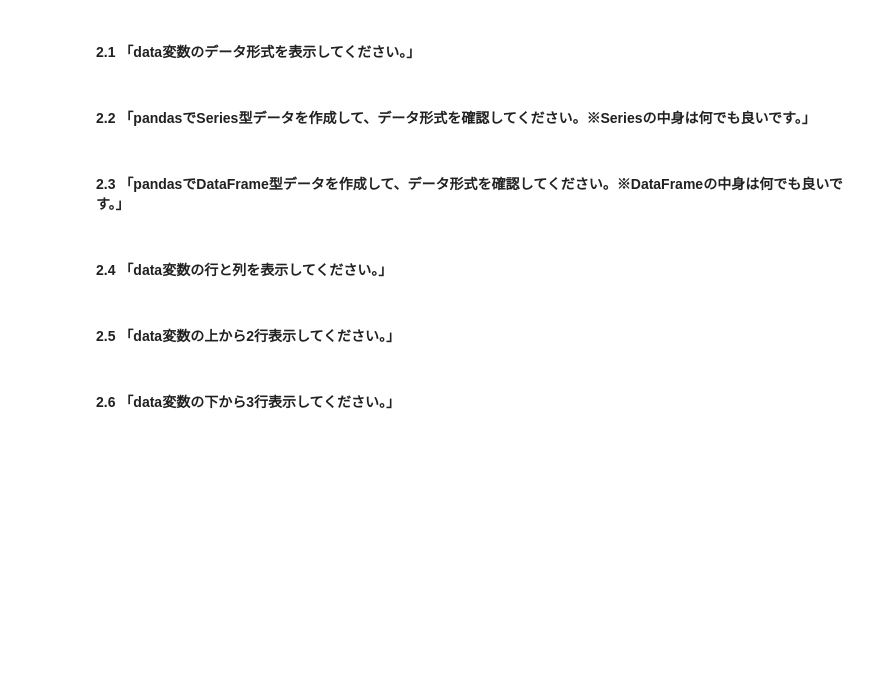
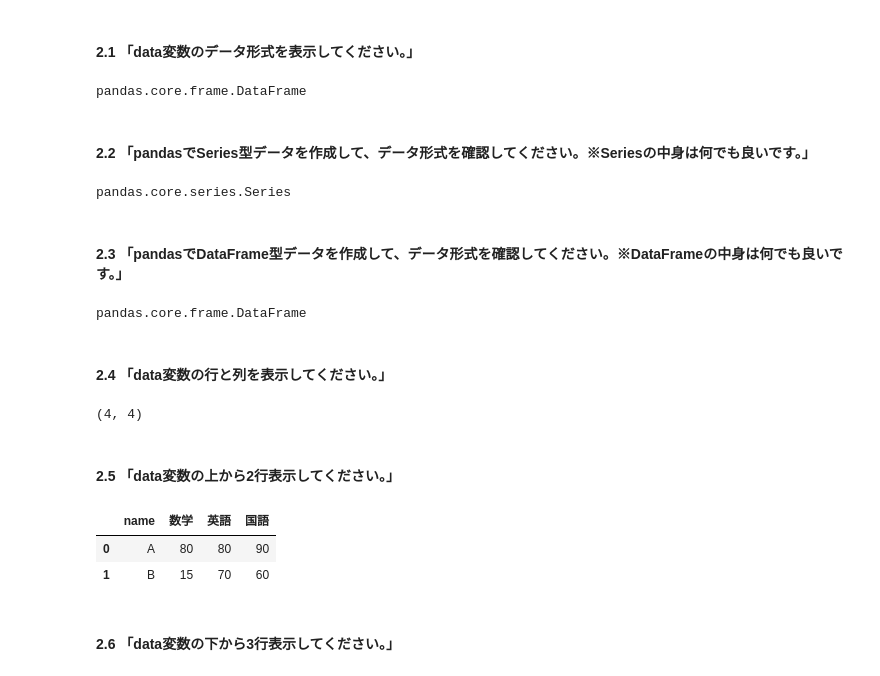
Before and after one commit to area6080/python_basic, a Jupyter notebook: pandas_editor.ipynb, the cells around one changed output. Drawn from its saved outputs; the diff is of its cells as text; code cells hidden in the pictures; blank space fills up the shorter version.

```diff
--- a/pandas_editor.ipynb
+++ b/pandas_editor.ipynb
@@ -47,13 +58,37 @@ data_3 = pd.DataFrame({'name': ['A', 'B', 'C', 'D'],
 ### 2.データの状態を確認する方法について学習します。（11問）
 # %% [markdown]
 #### 2.1 「data変数のデータ形式を表示してください。」
+# %%
+type(data)
+# %% [output]
+pandas.core.frame.DataFrame
 # %% [markdown]
 #### 2.2 「pandasでSeries型データを作成して、データ形式を確認してください。※Seriesの中身は何でも良いです。」
+# %%
+ser = pd.Series([1,2,3])
+type(ser)
+# %% [output]
+pandas.core.series.Series
 # %% [markdown]
 #### 2.3 「pandasでDataFrame型データを作成して、データ形式を確認してください。※DataFrameの中身は何でも良いです。」
+# %%
+df = pd.DataFrame({'name': ['A'], '数学': [80], '英語': [80]})
+type(df)
+# %% [output]
+pandas.core.frame.DataFrame
 # %% [markdown]
 #### 2.4 「data変数の行と列を表示してください。」
+# %%
+data.shape
+# %% [output]
+(4, 4)
 # %% [markdown]
 #### 2.5 「data変数の上から2行表示してください。」
+# %%
+data.head(2)
+# %% [output]
+|  | name | 数学 | 英語 | 国語 |
+| 0 | A | 80 | 80 | 90 |
+| 1 | B | 15 | 70 | 60 |
 # %% [markdown]
 #### 2.6 「data変数の下から3行表示してください。」
```
Also changed, not shown: parts of 5 cells of this notebook.
